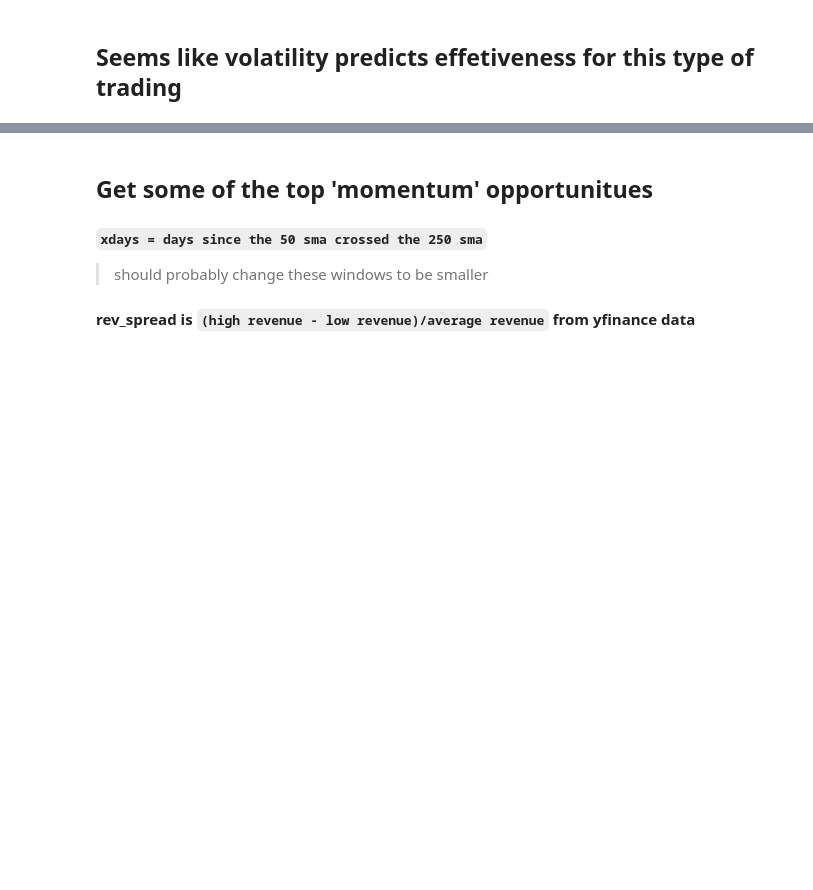
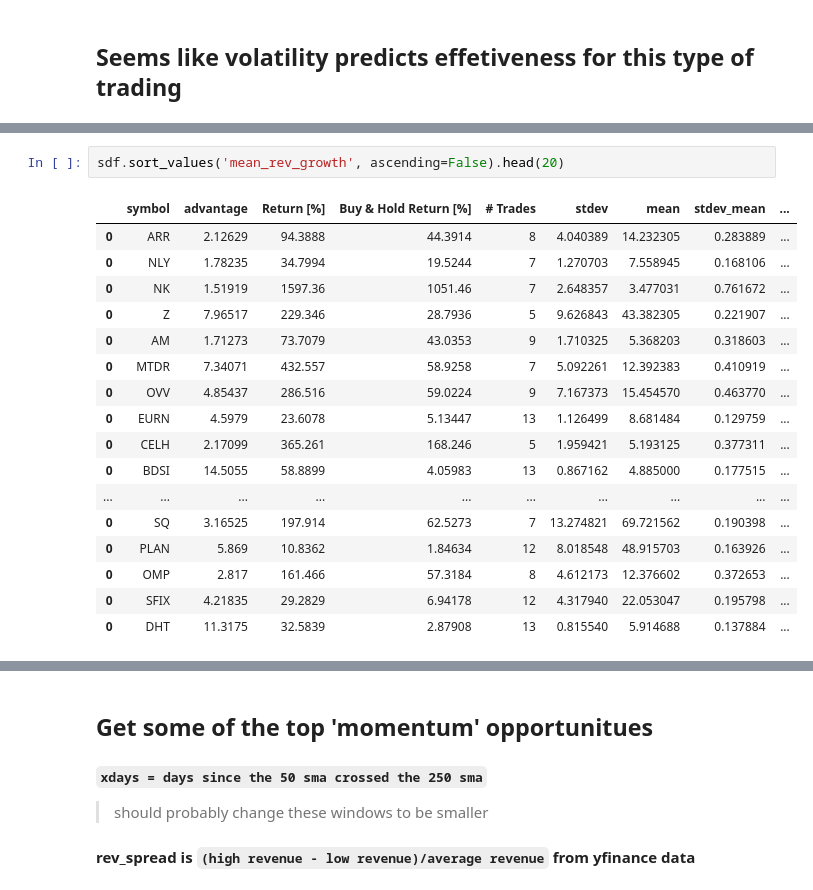
Before and after one commit to ajmal017/mingquant, a Jupyter notebook: backtesting/momentum_backtesting.ipynb, the cells around one changed output, grey strips where cells are left out. Saved outputs shown, nothing was run; the diff lists cells and outputs as text; blank space fills up the shorter version.

```diff
--- a/backtesting/momentum_backtesting.ipynb
+++ b/backtesting/momentum_backtesting.ipynb
@@ -66,0 +179,20 @@ print(stdev)
+# %%
+sdf.sort_values('mean_rev_growth', ascending=False).head(20)
+# %% [output]
+|  | symbol | advantage | Return [%] | Buy & Hold Return [%] | # Trades | stdev | mean | stdev_mean | ... |
+| 0 | ARR | 2.12629 | 94.3888 | 44.3914 | 8 | 4.040389 | 14.232305 | 0.283889 | ... |
+| 0 | NLY | 1.78235 | 34.7994 | 19.5244 | 7 | 1.270703 | 7.558945 | 0.168106 | ... |
+| 0 | NK | 1.51919 | 1597.36 | 1051.46 | 7 | 2.648357 | 3.477031 | 0.761672 | ... |
+| 0 | Z | 7.96517 | 229.346 | 28.7936 | 5 | 9.626843 | 43.382305 | 0.221907 | ... |
+| 0 | AM | 1.71273 | 73.7079 | 43.0353 | 9 | 1.710325 | 5.368203 | 0.318603 | ... |
+| 0 | MTDR | 7.34071 | 432.557 | 58.9258 | 7 | 5.092261 | 12.392383 | 0.410919 | ... |
+| 0 | OVV | 4.85437 | 286.516 | 59.0224 | 9 | 7.167373 | 15.454570 | 0.463770 | ... |
+| 0 | EURN | 4.5979 | 23.6078 | 5.13447 | 13 | 1.126499 | 8.681484 | 0.129759 | ... |
+| 0 | CELH | 2.17099 | 365.261 | 168.246 | 5 | 1.959421 | 5.193125 | 0.377311 | ... |
+| 0 | BDSI | 14.5055 | 58.8899 | 4.05983 | 13 | 0.867162 | 4.885000 | 0.177515 | ... |
+| ... | ... | ... | ... | ... | ... | ... | ... | ... | ... |
+| 0 | SQ | 3.16525 | 197.914 | 62.5273 | 7 | 13.274821 | 69.721562 | 0.190398 | ... |
+| 0 | PLAN | 5.869 | 10.8362 | 1.84634 | 12 | 8.018548 | 48.915703 | 0.163926 | ... |
+| 0 | OMP | 2.817 | 161.466 | 57.3184 | 8 | 4.612173 | 12.376602 | 0.372653 | ... |
+| 0 | SFIX | 4.21835 | 29.2829 | 6.94178 | 12 | 4.317940 | 22.053047 | 0.195798 | ... |
+| 0 | DHT | 11.3175 | 32.5839 | 2.87908 | 13 | 0.815540 | 5.914688 | 0.137884 | ... |
```
Also changed, not shown: parts of 22 cells of this notebook, 3 other files.
